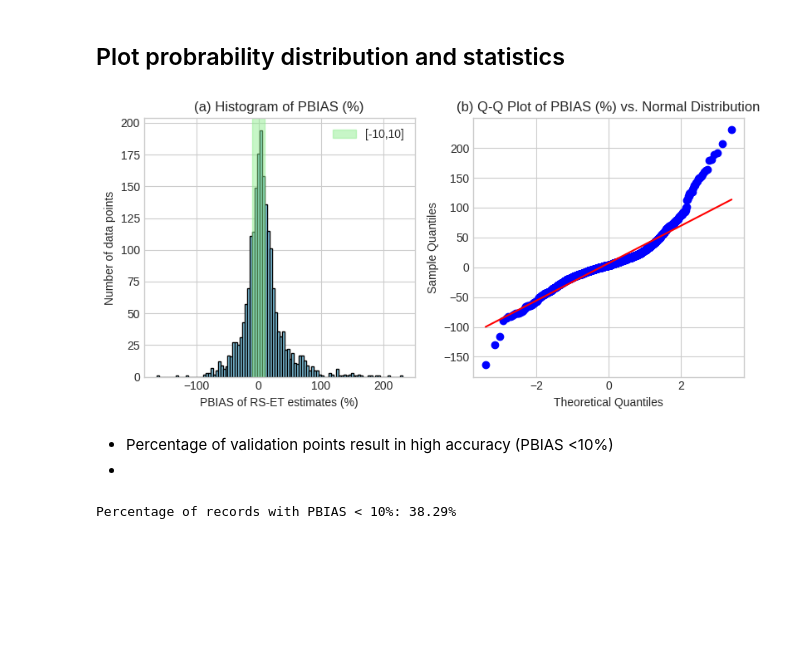
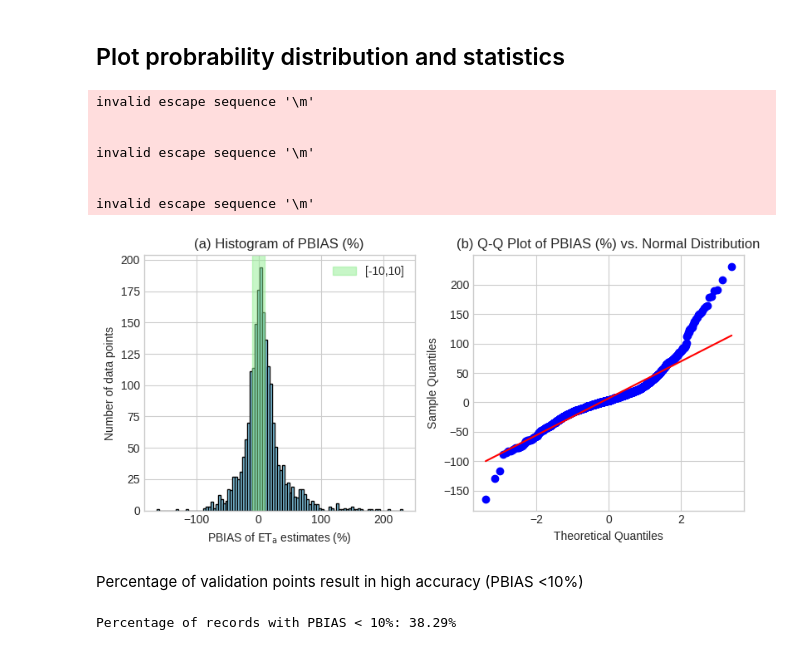
Before and after one commit to trngbich/MetaanalysisBiasET, a Jupyter notebook: PBias_meta_analyses.ipynb, the cells around one changed output. Cells and saved outputs as stored; diff of their text form; code cells hidden in the pictures; blank space fills up the shorter version.

```diff
--- a/PBias_meta_analyses.ipynb
+++ b/PBias_meta_analyses.ipynb
@@ -85,7 +79,7 @@ plt.style.use('seaborn-v0_8-whitegrid')
 **Note**: Make sure Filter is off
 # %%
 # File path
-file_path = "/content/drive/MyDrive/Co-research/P2_meta-analysis/RSETValidationPapers_with_PBias.xlsm"
+file_path = "/content/drive/MyDrive/Co-research/P2_meta-analysis/RSETValidationPapers_with_PBias_clean.xlsm"
 save_folder = "/content/drive/MyDrive/Co-research/P2_meta-analysis/"
 # Read Excel file
 df = pd.read_excel(file_path, skiprows=2)
@@ -243,30 +237,36 @@ fig.show()
 # %%
 fig, axes = plt.subplots(1, 2, figsize=(8, 4))
 
 # Subplot (a): Histogram
 axes[0].hist(filtered_df['PBIAS (%)'], bins=100, color='skyblue', edgecolor='black')
-axes[0].set_xlabel('PBIAS of RS-ET estimates (%)')
+axes[0].set_xlabel('PBIAS of $\mathrm{ET_a}$ estimates (%)')
 axes[0].set_ylabel('Number of data points')
 axes[0].grid(True)
 axes[0].axvspan(-10, 10, color='lightgreen', alpha=0.5, label='[-10,10]')
 axes[0].legend()
 axes[0].set_title('(a) Histogram of PBIAS (%)')
 
 # Subplot (b): Q-Q plot
 stats.probplot(filtered_df['PBIAS (%)'], dist="norm", plot=axes[1])
 axes[1].set_title('(b) Q-Q Plot of PBIAS (%) vs. Normal Distribution')
 axes[1].set_xlabel('Theoretical Quantiles')
 axes[1].set_ylabel('Sample Quantiles')
 axes[1].grid(True)
 
 plt.tight_layout()
 plt.savefig(os.path.join(save_folder,'1_pbias_distribution.png'), bbox_inches='tight')
 plt.show()
 # %% [output]
+invalid escape sequence '\m'
+
+
+invalid escape sequence '\m'
+
+
+invalid escape sequence '\m'
-[figure, old version]
+[figure, new version]
 # %% [markdown]
-- Percentage of validation points result in high accuracy (PBIAS <10%)
--
+Percentage of validation points result in high accuracy (PBIAS <10%)
 # %%
 # Calculate the number of data points with PBIAS < 10%
 n_high_accuracy = len(filtered_df[filtered_df['PBIAS (%)'].abs() < 10])
```
Also changed, not shown: parts of 17 cells of this notebook.
